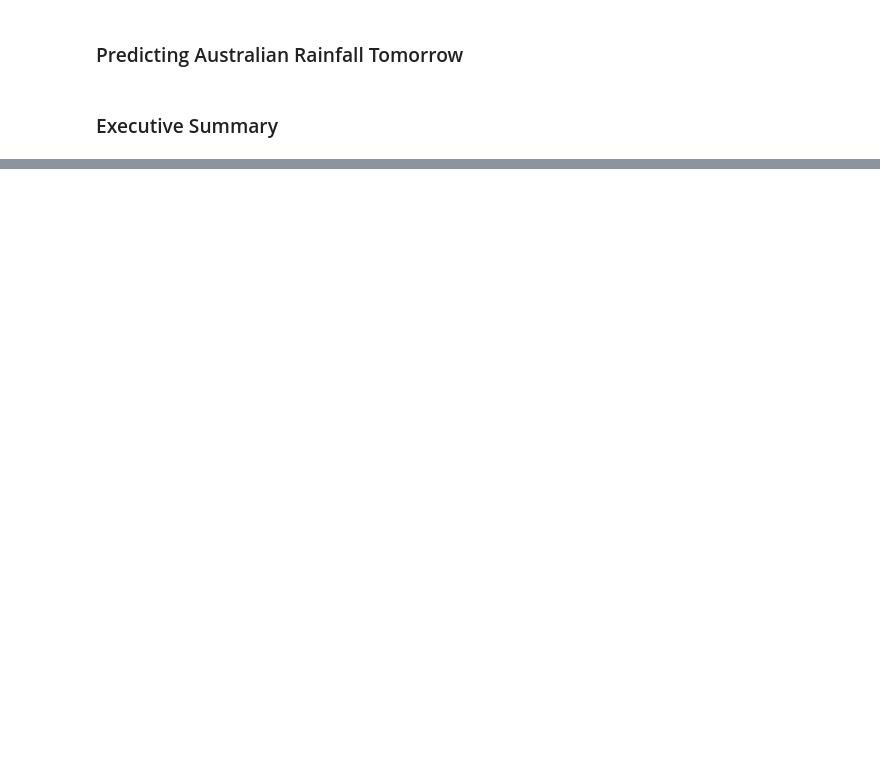
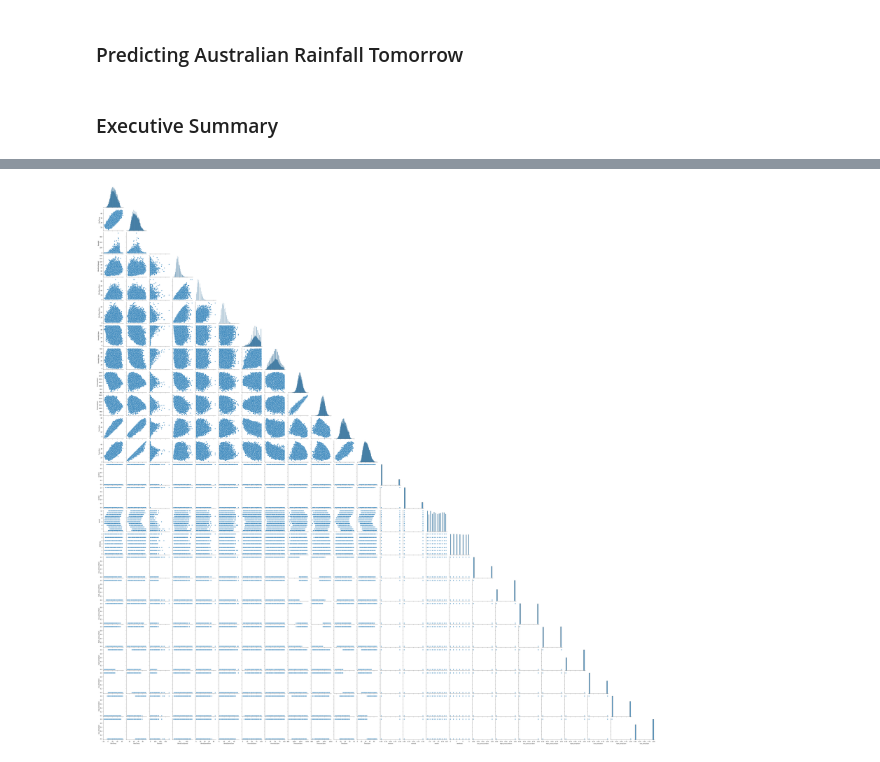
Before and after one commit to ForrestMccrosky/Rainfall_Australia, a Jupyter notebook: Final_Report_AustralianRainfall.ipynb, the cells around one changed output, grey strips where cells are left out. Saved outputs shown, nothing was run; the diff lists cells and outputs as text; code cells hidden in the pictures; blank space fills up the shorter version.

```diff
--- a/Final_Report_AustralianRainfall.ipynb
+++ b/Final_Report_AustralianRainfall.ipynb
@@ -55,0 +300,5 @@ Link to dataset: https://www.kaggle.com/jsphyg/weather-dataset-rattle-package?se
+# %%
+sns.pairplot(data = train, corner = True) ## looking at our variable relationships
+plt.show()
+# %% [output]
+[figure, added]
```
Also changed, not shown: parts of 71 cells of this notebook.
